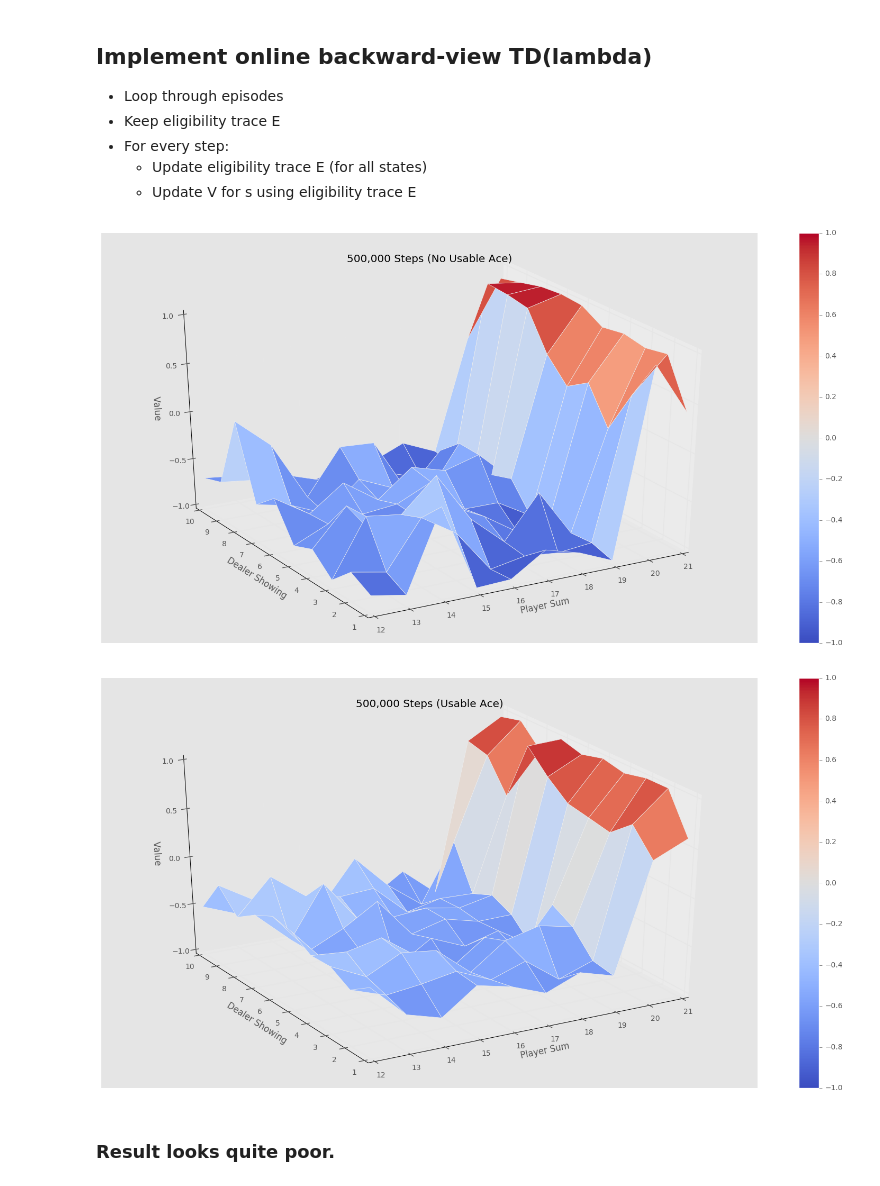
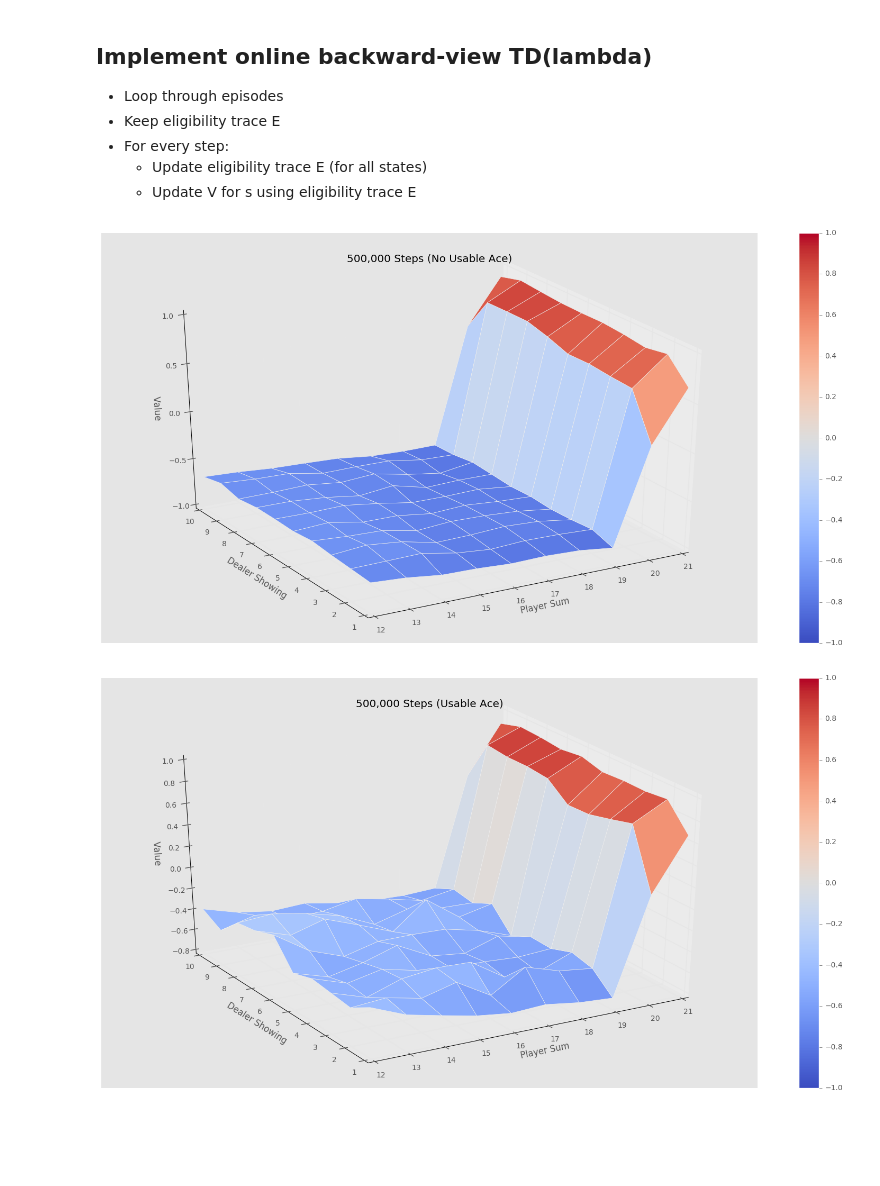
Before and after one commit to tongwang01/reinforcement-learning, a Jupyter notebook: MC/MC & TD Prediction-Copy1-Tong.ipynb, the cells around one changed output. Saved outputs shown, nothing was run; the diff lists cells and outputs as text; code cells hidden in the pictures; blank space fills up the shorter version.

```diff
--- a/MC/MC & TD Prediction-Copy1-Tong.ipynb
+++ b/MC/MC & TD Prediction-Copy1-Tong.ipynb
@@ -227,15 +227,14 @@ def td_lambda_prediction(policy, env, num_episodes, discount_factor=1.0, alpha=0
             for state in E:
                 E[state] = E[state] * l
             E[observation] += 1
+            for state in E:
+                V[state] += alpha * E[state] * td_delta
             # Apply update
-            V[observation] += alpha * E[observation] * td_delta
             observation = next_observation
     return V
 # %%
-V_500k = td_lambda_prediction(sample_policy, env, num_episodes=500000, alpha=0.3, decay_rate = 0.95)
-plotting.plot_value_function(V_10k, title="500,000 Steps")
+V_500k = td_lambda_prediction(sample_policy, env, num_episodes=10000, alpha=0.3, decay_rate = 0.95)
+plotting.plot_value_function(V_500k, title="500,000 Steps")
 # %% [output]
-[figure, old version]
+[figure, new version]
-[figure, old version]
+[figure, new version]
-# %% [markdown]
-### Result looks quite poor.
```
Also changed, not shown: 2 other files.
